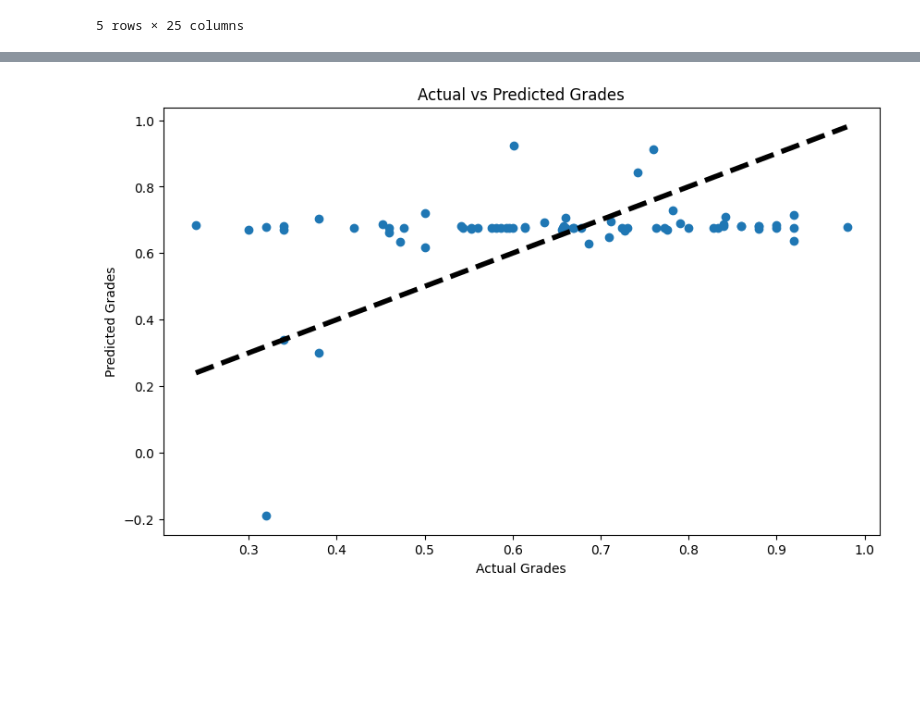
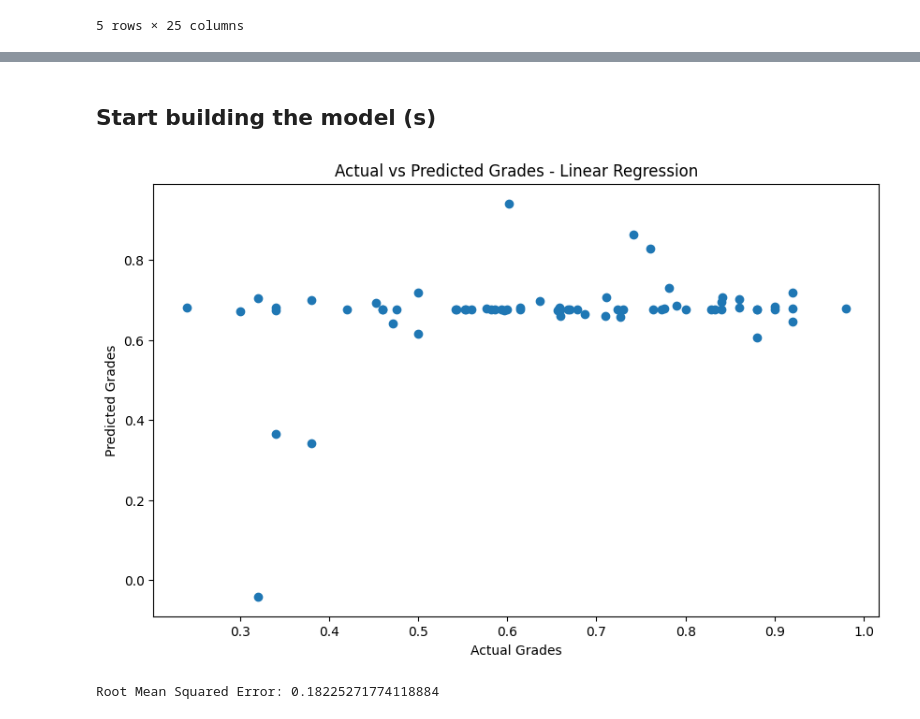
Before and after one commit to nam0mi/313-Data-Mining, a Jupyter notebook: mining.ipynb, the cells around one changed output, grey strips where cells are left out. Saved outputs shown, nothing was run; the diff lists cells and outputs as text; code cells hidden in the pictures; blank space fills up the shorter version.

```diff
--- a/mining.ipynb
+++ b/mining.ipynb
@@ -230,33 +267,36 @@ df_model = df_updated.groupby(['SubjectID', 'X-Grade'])[['If/Else',
+# %% [markdown]
+## Start building the model (s)
 # %%
-from sklearn.linear_model import LinearRegression
-from sklearn.model_selection import train_test_split
-import seaborn as sns
-
-df_model = df_model.fillna(df_model.mean())  # or df.fillna(df.median())
+df_model = df_model.fillna(df_model.median())  # or df.fillna(df.median())
 
 df_model.reset_index(inplace=True)
+
+y = df_model['X-Grade']
 
 X = df_model[['If/Else',
        'NestedIf', 'While', 'For', 'NestedFor', 'Math+-*/', 'Math%',
        'LogicAndNotOr', 'LogicCompareNum', 'LogicBoolean', 'StringFormat',
        'StringConcat', 'StringIndex', 'StringLen', 'StringEqual', 'CharEqual',
        'ArrayIndex', 'DefFunction']]
 
 
-X_train, X_test, y_train, y_test = train_test_split(X, df_model['X-Grade'], test_size=0.2, random_state=42)
+X_train, X_test, y_train, y_test = train_test_split(X, y, test_size=0.2, random_state=42)
 
 model = LinearRegression()
 
 model.fit(X_train, y_train)
 
 y_pred = model.predict(X_test)
 
 plt.figure(figsize=(10, 6))
 plt.scatter(y_test, y_pred)
 plt.xlabel('Actual Grades')
 plt.ylabel('Predicted Grades')
-plt.title('Actual vs Predicted Grades')
+plt.title('Actual vs Predicted Grades - Linear Regression')
 #plt.plot([y_test.min(), y_test.max()], [y_test.min(), y_test.max()], 'k--', lw=4)
 plt.show()
+RMSE = root_mean_squared_error(y_test, y_pred)
+print(f'Root Mean Squared Error: {RMSE}')
 # %% [output]
-[figure, old version]
+[figure, new version]
+Root Mean Squared Error: 0.18225271774118884
```
Also changed, not shown: parts of 23 cells of this notebook.
